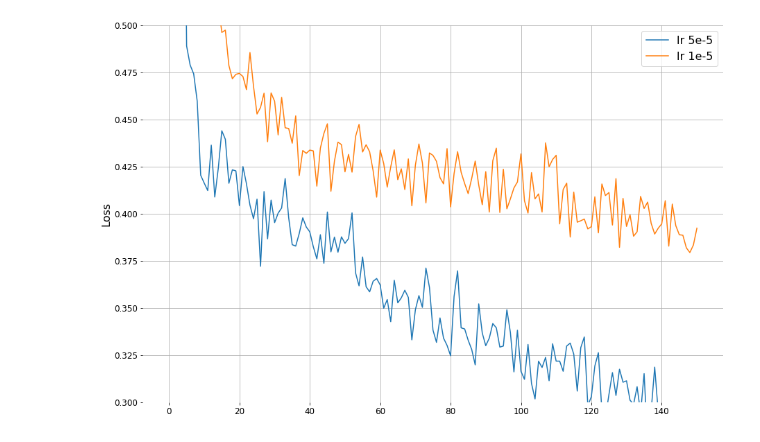
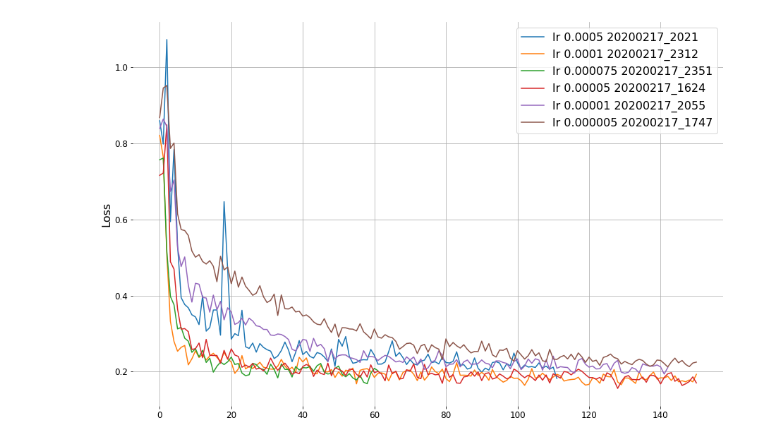
Before and after one commit to thaiKari/mmdetection-sau, a Jupyter notebook: tdt_4265_code/finetune learning rate.ipynb, the cells around one changed output. Drawn from its saved outputs; the diff is of its cells as text; code cells hidden in the pictures.

Commit message:
finetune lr and add more train options

```diff
--- a/tdt_4265_code/finetune learning rate.ipynb
+++ b/tdt_4265_code/finetune learning rate.ipynb
@@ -4,42 +18,50 @@ import os
 # %%
 root_work_dir = './Work_dirs/work_dirs_external/'
 
+img_type = 'rgb'
 
-img_type = 'rgb'
-#time_stamps = ['20200214_1237', '20200214_1243','20200214_1457', '20200214_1316']
-#lrs = ['5e-4', '5e-5', '1e-5' ,'5e-6']
+time_stamps = ['20200215_1046', '20200215_0518','20200216_1938', '20200214_1620','20200214_2057', '20200214_1621']
+lrs = ['0.001','0.0005' ,' 0.0001', '0.00005', '0.00003','0.00001' ]
 
-time_stamps = ['20200214_1620', '20200214_1621']
-lrs = [ '5e-5', '1e-5' ]
+#img_type = 'infrared'
+#time_stamps = ['20200215_1058','20200216_2009', '20200216_1933', '20200216_1956','20200216_1936', '20200216_1932','20200215_1059']
+#lrs = ['0.0005','0.00025', '0.0001', '7.5e-05', '5e-05' , '1e-05','5e-06']
+
+
+
+img_type = 'ensemble'
+time_stamps = ['20200217_2021', '20200217_2312', '20200217_2351','20200217_1624','20200217_2055','20200217_1747']
+lrs = ['0.0005', '0.0001','0.000075','0.00005','0.00001','0.000005']
+
 
 
 fig, ax = plt.subplots(figsize=(15,10))
 
 i = 0
 
 for time_stamp in time_stamps:
     work_dir = root_work_dir+ img_type +'/' + time_stamp
 
     with open( os.path.join(work_dir, 'TRAIN_LOSS.txt' ), 'r') as f:
         train_loss = list(map(float,  f.readlines()[0].split() ))
 
-    ax.plot( train_loss, label='lr ' + lrs[i])
+    ax.plot( train_loss, label='lr ' + lrs[i] + ' ' + time_stamp)
 
     i = i+1
 
 
 plt.yticks( fontsize=12)
 plt.xticks( fontsize=12)
 ax.legend(fontsize=16)
 plt.ylabel('Loss', fontsize=16)
 
 ax.spines['top'].set_visible(False)
 ax.spines['right'].set_visible(False)
 ax.spines['bottom'].set_visible(False)
 ax.spines['left'].set_visible(False)
 
 #ax.yaxis.grid()
-plt.ylim((0.3,0.5))
+#plt.ylim((0.15,0.24))
 ax.grid()
 # %% [output]
-[figure, old version]
+[figure, new version]
```
Also changed, not shown: parts of 1 cell of this notebook, 5 other files.
